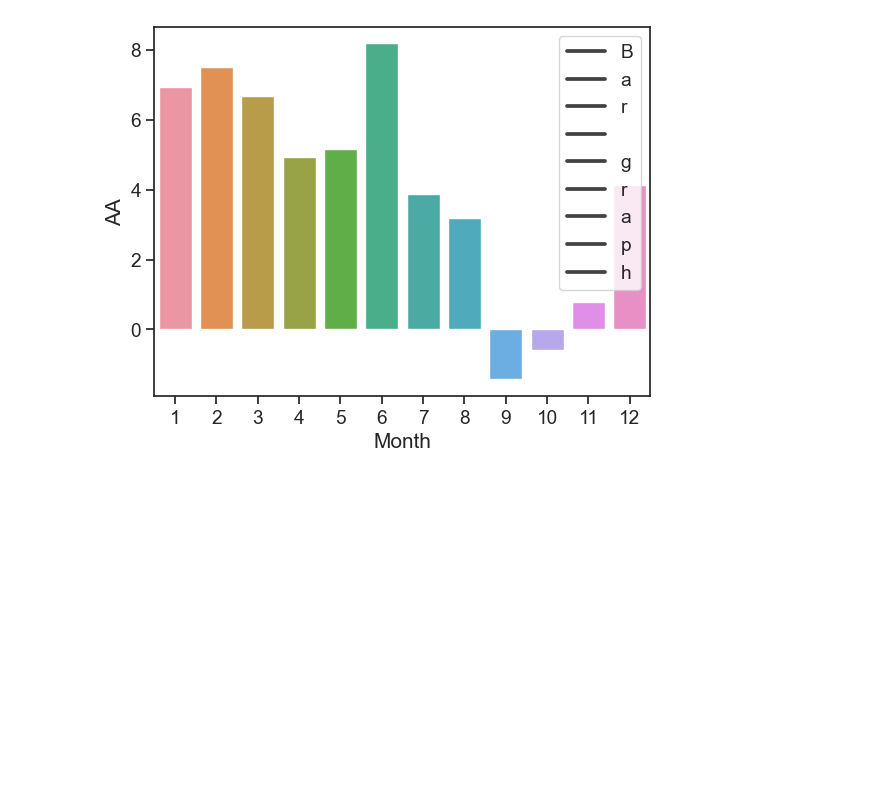
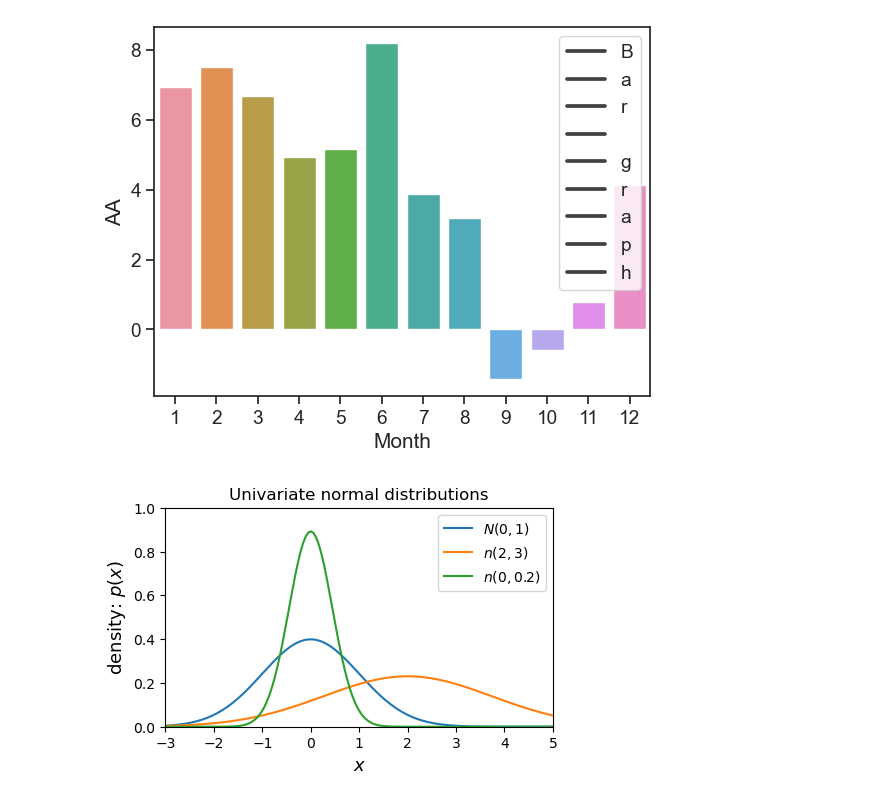
Before and after one commit to BhavanaMP/Data-Science, a Jupyter notebook: Code/7. Data Visualization basics - Seaborn.ipynb, the cells around one changed output. Saved outputs shown, nothing was run; the diff lists cells and outputs as text; code cells hidden in the pictures; blank space fills up the shorter version.

```diff
--- a/Code/7. Data Visualization basics - Seaborn.ipynb
+++ b/Code/7. Data Visualization basics - Seaborn.ipynb
@@ -419,3 +462,36 @@ g = sns.barplot(x=flight_delays.index, y=flight_delays.AA)
 # %% [output]
 <matplotlib.legend.Legend at 0x...>
 [figure]
+# %%
+#details of multivariate and univariate normal distribution will be found in 13.Probability basics 1
+#observe how the different plots are drawn in same plot
+#Also observe legends and labelling and limiting the x and y axis, title
+
+# Load libraries
+import numpy as np
+import matplotlib.pyplot as plt
+%matplotlib inline
+
+def univariate_normal(x, mean, variance):
+    """pdf of the univariate normal distribution."""
+    return ((1. / np.sqrt(2 * np.pi * variance)) *
+            np.exp(-(x - mean)**2 / (2 * variance)))
+
+# Plot different Univariate Normals
+x = np.linspace(-3, 5, num=150)
+
+fig = plt.figure(figsize=(5, 3))
+plt.plot(x, univariate_normal(x, mean=0, variance=1), label="$N(0, 1)$")
+plt.plot(x, univariate_normal(x, mean=2, variance=3), label="$n(2, 3)$")
+plt.plot(x, univariate_normal(x, mean=0, variance=0.2), label="$n(0, 0.2)$")
+plt.xlabel('$x$', fontsize=13)
+plt.ylabel('density: $p(x)$', fontsize=13)
+plt.title('Univariate normal distributions')
+plt.ylim([0, 1])
+plt.xlim([-3, 5])
+plt.legend(loc=1)
+fig.subplots_adjust(bottom=0.15)
+#plt.savefig('univariate_normal_distribution.png')
+plt.show()
+# %% [output]
+[figure, added]
```
Also changed, not shown: parts of 8 cells of this notebook, 1 other file.
